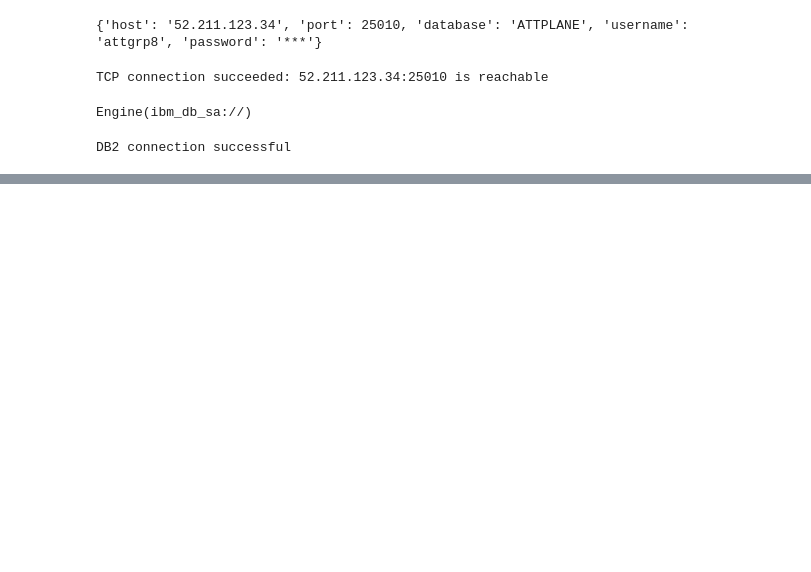
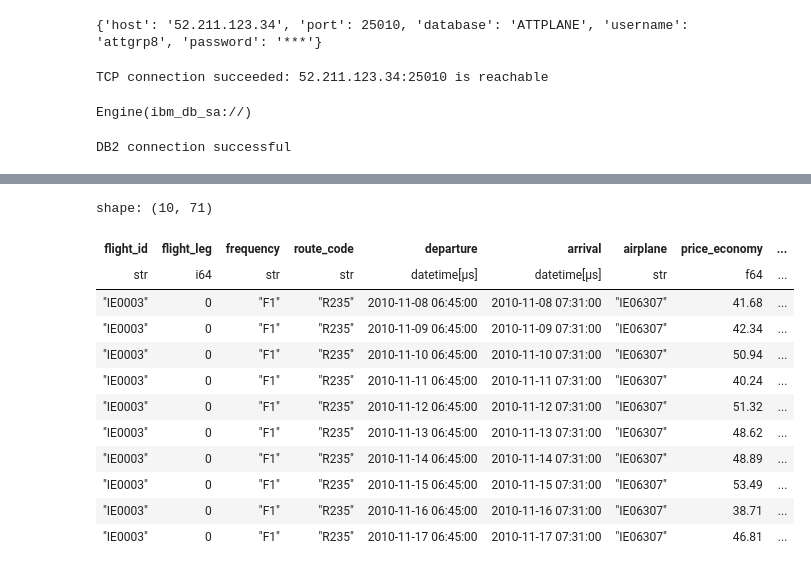
Before and after one commit to Navenkumar-Balasubramaniam/ATT-Group8, a Jupyter notebook: notebooks/Exploratory.ipynb, the cells around one changed output, grey strips where cells are left out. Drawn from its saved outputs; the diff is of its cells as text; code cells hidden in the pictures; blank space fills up the shorter version.

Commit message:
Add: Task 2 including data inspecting, cleaning, enriching and joining the tables together

```diff
--- a/notebooks/Exploratory.ipynb
+++ b/notebooks/Exploratory.ipynb
@@ -82,0 +540,30 @@ DB2 connection successful
+# %%
+required_join_tables = {"flights", "routes", "airplanes", "airports"}
+missing_join_tables = required_join_tables - set(enriched_tables)
+
+if missing_join_tables:
+    print(f"Missing tables for flight dashboard join: {sorted(missing_join_tables)}")
+else:
+    master_flight_dashboard = make_flight_dashboard_table(
+        enriched_tables["flights"],
+        enriched_tables["routes"],
+        enriched_tables["airplanes"],
+        enriched_tables["airports"],
+    )
+
+    join_checks = check_flight_dashboard_joins(
+        enriched_tables["flights"],
+        enriched_tables["routes"],
+        enriched_tables["airplanes"],
+        enriched_tables["airports"],
+        master_flight_dashboard,
+    )
+
+    master_table_path = PROCESSED_DIR / "master_flight_dashboard.parquet"
+    master_flight_dashboard.write_parquet(master_table_path)
+
+    display(join_checks)
+
+    print(f"Flight rows before join: {enriched_tables['flights'].height:,}")
+    print(f"Master dashboard rows after join: {master_flight_dashboard.height:,}")
+    print(f"Saved master table to: {master_table_path}")
@@ -82,0 +582,21 @@ DB2 connection successful
+# %%
+master_path = PROCESSED_DIR / "master_flight_dashboard.parquet"
+
+if "master_flight_dashboard" not in globals():
+    master_flight_dashboard = pl.read_parquet(master_path)
+
+display(master_flight_dashboard.head(10))
+# %% [output]
+shape: (10, 71)
+| flight_id | flight_leg | frequency | route_code | departure | arrival | airplane | price_economy | ... |
+| str | i64 | str | str | datetime[μs] | datetime[μs] | str | f64 | ... |
+| "IE0003" | 0 | "F1" | "R235" | 2010-11-08 06:45:00 | 2010-11-08 07:31:00 | "IE06307" | 41.68 | ... |
+| "IE0003" | 0 | "F1" | "R235" | 2010-11-09 06:45:00 | 2010-11-09 07:31:00 | "IE06307" | 42.34 | ... |
+| "IE0003" | 0 | "F1" | "R235" | 2010-11-10 06:45:00 | 2010-11-10 07:31:00 | "IE06307" | 50.94 | ... |
+| "IE0003" | 0 | "F1" | "R235" | 2010-11-11 06:45:00 | 2010-11-11 07:31:00 | "IE06307" | 40.24 | ... |
+| "IE0003" | 0 | "F1" | "R235" | 2010-11-12 06:45:00 | 2010-11-12 07:31:00 | "IE06307" | 51.32 | ... |
+| "IE0003" | 0 | "F1" | "R235" | 2010-11-13 06:45:00 | 2010-11-13 07:31:00 | "IE06307" | 48.62 | ... |
+| "IE0003" | 0 | "F1" | "R235" | 2010-11-14 06:45:00 | 2010-11-14 07:31:00 | "IE06307" | 48.89 | ... |
+| "IE0003" | 0 | "F1" | "R235" | 2010-11-15 06:45:00 | 2010-11-15 07:31:00 | "IE06307" | 53.49 | ... |
+| "IE0003" | 0 | "F1" | "R235" | 2010-11-16 06:45:00 | 2010-11-16 07:31:00 | "IE06307" | 38.71 | ... |
+| "IE0003" | 0 | "F1" | "R235" | 2010-11-17 06:45:00 | 2010-11-17 07:31:00 | "IE06307" | 46.81 | ... |
```
Also changed, not shown: parts of 28 cells of this notebook, 14 other files.
